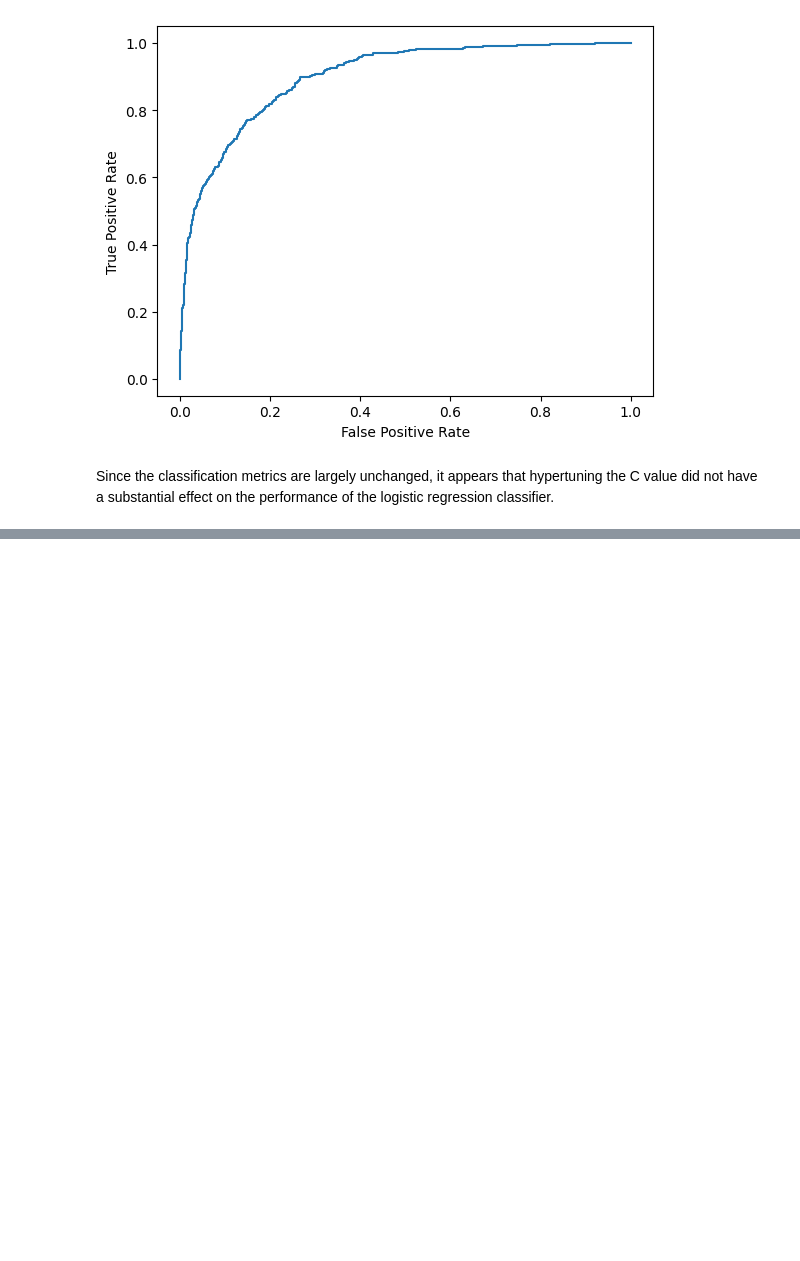
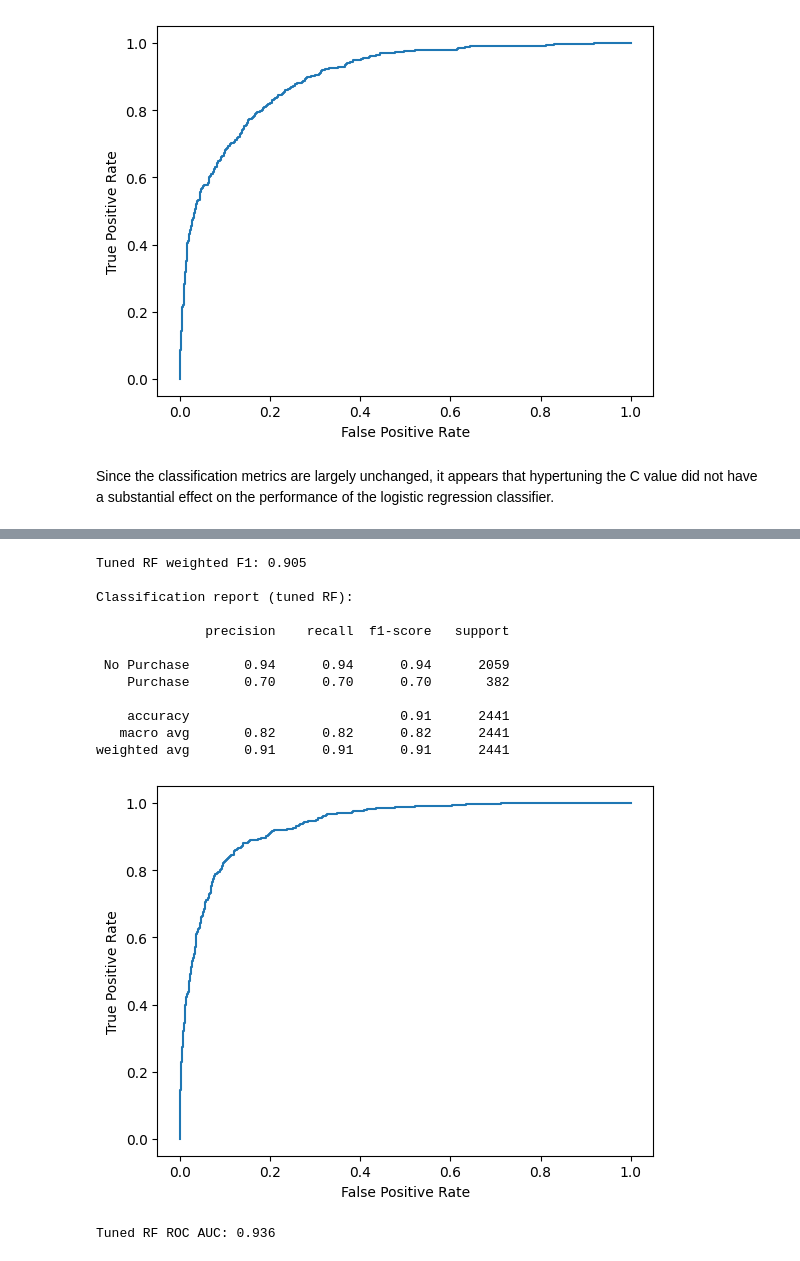
Before and after one commit to jacksonSmall/Shopper-Behavior-Analysis, a Jupyter notebook: model_tuning.ipynb, the cells around one changed output, grey strips where cells are left out. Drawn from its saved outputs; the diff is of its cells as text; code cells hidden in the pictures; blank space fills up the shorter version.

```diff
--- a/model_tuning.ipynb
+++ b/model_tuning.ipynb
@@ -437,0 +582,28 @@ Since the classification metrics are largely unchanged, it appears that hypertun
+# %%
+param_grid_forest = {
+    "classifier__n_estimators": [50,100,150,200,250,300,350,400,450,500],
+    "classifier__max_depth": [None, 20, 10],
+    "classifier__max_features": [None,"sqrt"],
+    "classifier__class_weight": [None, "balanced","balanced_subsample"],
+    "classifier__min_samples_split": [2, 5, 10],
+    "classifier__criterion": ["gini","entropy"]
+}
+
+kf = StratifiedKFold(n_splits=5, shuffle=True, random_state=88)
+
+forest_grid = GridSearchCV(
+    estimator=forest_pipe,
+    param_grid=param_grid_forest,
+    cv=kf,
+    scoring="f1_weighted",
+    n_jobs=-1,
+    verbose=1
+)
+
+'''Ensuring we are not using SMOTE variables for this because we are testing if sklearn's
+balancing will improve it.'''
+
+forest_grid.fit(X_train, Y_train)
+
+print("Best params:", forest_grid.best_params_)
+print(f"Best CV weighted F1: {forest_grid.best_score_:.3f}")
@@ -437,0 +633,29 @@ Since the classification metrics are largely unchanged, it appears that hypertun
+# %%
+best_rf = forest_grid.best_estimator_
+
+y_pred_best = best_rf.predict(X_test)
+y_proba_best = best_rf.predict_proba(X_test)[:, 1]
+
+print(f"Tuned RF weighted F1: {f1_score(Y_test, y_pred_best, average='weighted'):.3f}")
+print("\nClassification report (tuned RF):\n")
+print(classification_report(Y_test, y_pred_best, target_names=["No Purchase", "Purchase"]))
+
+plot_roc_curve(Y_test, y_proba_best)
+plt.show()
+
+print(f"Tuned RF ROC AUC: {roc_auc_score(Y_test, y_proba_best):.3f}")
+# %% [output]
+Tuned RF weighted F1: 0.905
+
+Classification report (tuned RF):
+
+              precision    recall  f1-score   support
+
+ No Purchase       0.94      0.94      0.94      2059
+    Purchase       0.70      0.70      0.70       382
+
+    accuracy                           0.91      2441
+   macro avg       0.82      0.82      0.82      2441
+weighted avg       0.91      0.91      0.91      2441
+[figure, added]
+Tuned RF ROC AUC: 0.936
```
Also changed, not shown: parts of 17 cells of this notebook, 1 other file.
